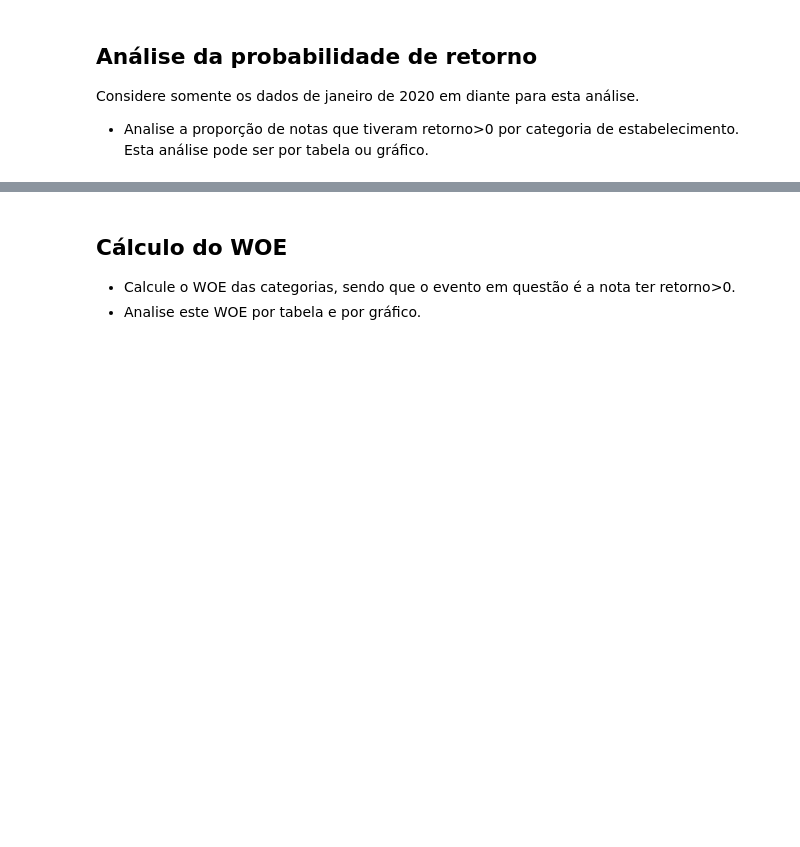
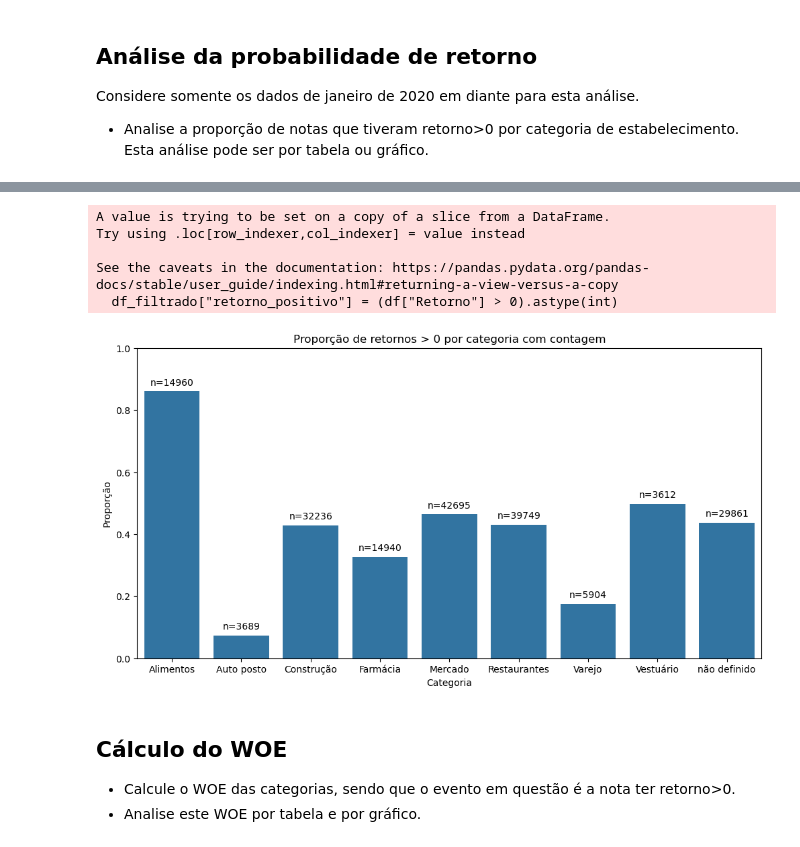
Before and after one commit to rafazagari/Curso-EBAC-Data-Science, a Jupyter notebook: Modulo 36 - Tarefa 1 - Análise de dados categorizados.ipynb, the cells around one changed output, grey strips where cells are left out. Drawn from its saved outputs; the diff is of its cells as text; code cells hidden in the pictures; blank space fills up the shorter version.

```diff
--- a/Modulo 36 - Tarefa 1 - Análise de dados categorizados.ipynb
+++ b/Modulo 36 - Tarefa 1 - Análise de dados categorizados.ipynb
@@ -51,3 +52,8 @@ See Full Dataframe in Mito
 Considere somente os dados de janeiro de 2020 em diante para esta análise.
 
 - Analise a proporção de notas que tiveram retorno>0 por categoria de estabelecimento. Esta análise pode ser por tabela ou gráfico.
+# %%
+# Primeiramente é necessário realizar as mudanças no df, para separar os dados de janeiro de 2020 em diante. Portanto podemos utilizar a coluna 'Ano' para realizar esse filtro.
+df_filtro = df[df['Ano'] >= 2020]
+
+df_filtro
@@ -53,0 +74,4 @@ Considere somente os dados de janeiro de 2020 em diante para esta análise.
+# %%
+# Filtrando os dados para considerar apenas os retornos positivos e desconsiderar os valores faltantes
+df_filtrado = df_filtro[(df_filtro['Retorno']>0) & (df_filtro ["Retorno"].notna())]
+df_filtrado
@@ -54,3 +110,28 @@ Considere somente os dados de janeiro de 2020 em diante para esta análise.
+# %%
+# Para melhorar a visualização dos dados pelo grafico, é possivel incluir a quantidade de observações em cada categoria
+df_filtrado["retorno_positivo"] = (df["Retorno"] > 0).astype(int)
+proporcao_contada = df.groupby("categoria")["retorno_positivo"].mean().reset_index()
+proporcao_contada = df.groupby("categoria").agg(proporcao_positivo=("retorno_positivo", "mean"), total=("retorno_positivo", "size")).reset_index()
+
+# Criando o gráfico de barras contendo a contagem de observações
+plt.figure(figsize=(12,6))
+fig = sns.barplot(data=proporcao, x="categoria", y="proporcao_positivo")
+
+# Incluindo a contagem de observações acima das barras
+for i, row in proporcao_contada.iterrows():
+    fig.text(i, row["proporcao_positivo"] + 0.02, f'n={row.total}', color='black', ha="center")
+plt.title("Proporção de retornos > 0 por categoria com contagem")
+plt.ylabel("Proporção")
+plt.xlabel("Categoria")
+plt.ylim(0, 1)
+plt.show()
+# %% [output]
+A value is trying to be set on a copy of a slice from a DataFrame.
+Try using .loc[row_indexer,col_indexer] = value instead
+
+See the caveats in the documentation: https://pandas.pydata.org/pandas-docs/stable/user_guide/indexing.html#returning-a-view-versus-a-copy
+  df_filtrado["retorno_positivo"] = (df["Retorno"] > 0).astype(int)
+[figure, added]
 # %% [markdown]
 ## Cálculo do WOE
 
```
Also changed, not shown: parts of 11 cells of this notebook.
